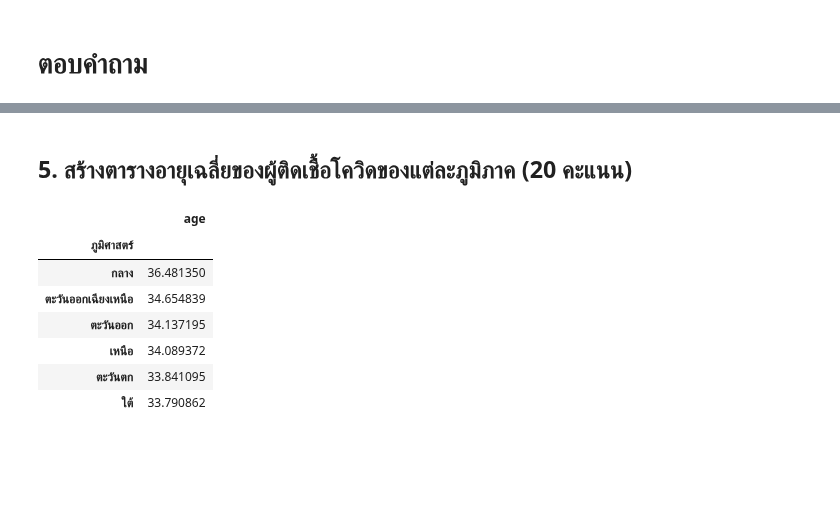
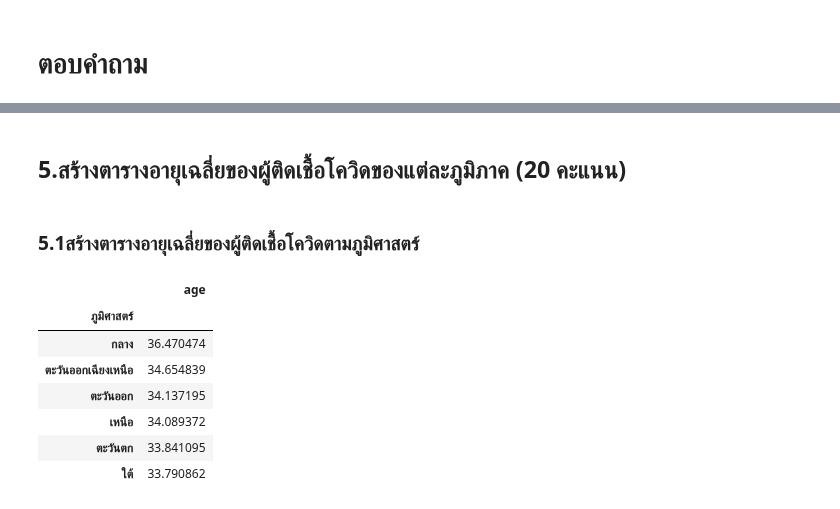
Before and after one commit to kittimaxz/data_viz_2022, a Jupyter notebook: BasicPython&DataViz_midterm2022.ipynb, the cells around one changed output, grey strips where cells are left out. Drawn from its saved outputs; the diff is of its cells as text; code cells hidden in the pictures; blank space fills up the shorter version.

```diff
--- a/BasicPython&DataViz_midterm2022.ipynb
+++ b/BasicPython&DataViz_midterm2022.ipynb
@@ -228,8 +228,8 @@ data =[['อำนาจเจริญ','ตะวันออกเฉีย
             ['กำแพงเพชร','กลาง','เหนือ','เหนือ','เหนือ'],
             ['เพชรบูรณ์','กลาง','เหนือ','เหนือ','เหนือ'],
             ['นครสวรรค์','กลาง','เหนือ','กลาง','เหนือ'],
-            ['อุทัยทานี','กลาง','เหนือ','กลาง','เหนือ'],
-            ['อ่างทอ','กลาง','กลาง','กลาง','กลาง'],
+            ['อุทัยธานี','กลาง','เหนือ','กลาง','เหนือ'],
+            ['อ่างทอง','กลาง','กลาง','กลาง','กลาง'],
             ['ชัยนาท','กลาง','กลาง','กลาง','กลาง'],
             ['พระนครศรีอยุธยา','กลาง','กลาง','กลาง','กลาง'],
             ['กรุงเทพมหานคร','กลาง','กลาง','กลาง','กลาง'],
@@ -601,12 +621,14 @@ IndentationError: ignored
 # %% [markdown]
-## 5. สร้างตารางอายุเฉลี่ยของผู้ติดเชื้อโควิดของแต่ละภูมิภาค (20 คะแนน)
+## 5.สร้างตารางอายุเฉลี่ยของผู้ติดเชื้อโควิดของแต่ละภูมิภาค (20 คะแนน)
+# %% [markdown]
+### 5.1สร้างตารางอายุเฉลี่ยของผู้ติดเชื้อโควิดตามภูมิศาสตร์
 # %%
-mean_region_ภูมิศาสตร์ = data.groupby('ภูมิศาสตร์').mean().sort_values(by=['age'],ascending=False)
-mean_region_ภูมิศาสตร์.iloc[:,1:2]
+mean_region_geography = data.groupby('ภูมิศาสตร์').mean().sort_values(by=['age'],ascending=False)
+mean_region_geography.iloc[:,1:2]
 # %% [output]
 |  | age |
 | ภูมิศาสตร์ |  |
-| กลาง | 36.481350 |
+| กลาง | 36.470474 |
 | ตะวันออกเฉียงเหนือ | 34.654839 |
 | ตะวันออก | 34.137195 |
 | เหนือ | 34.089372 |
```
Also changed, not shown: parts of 89 cells of this notebook.
